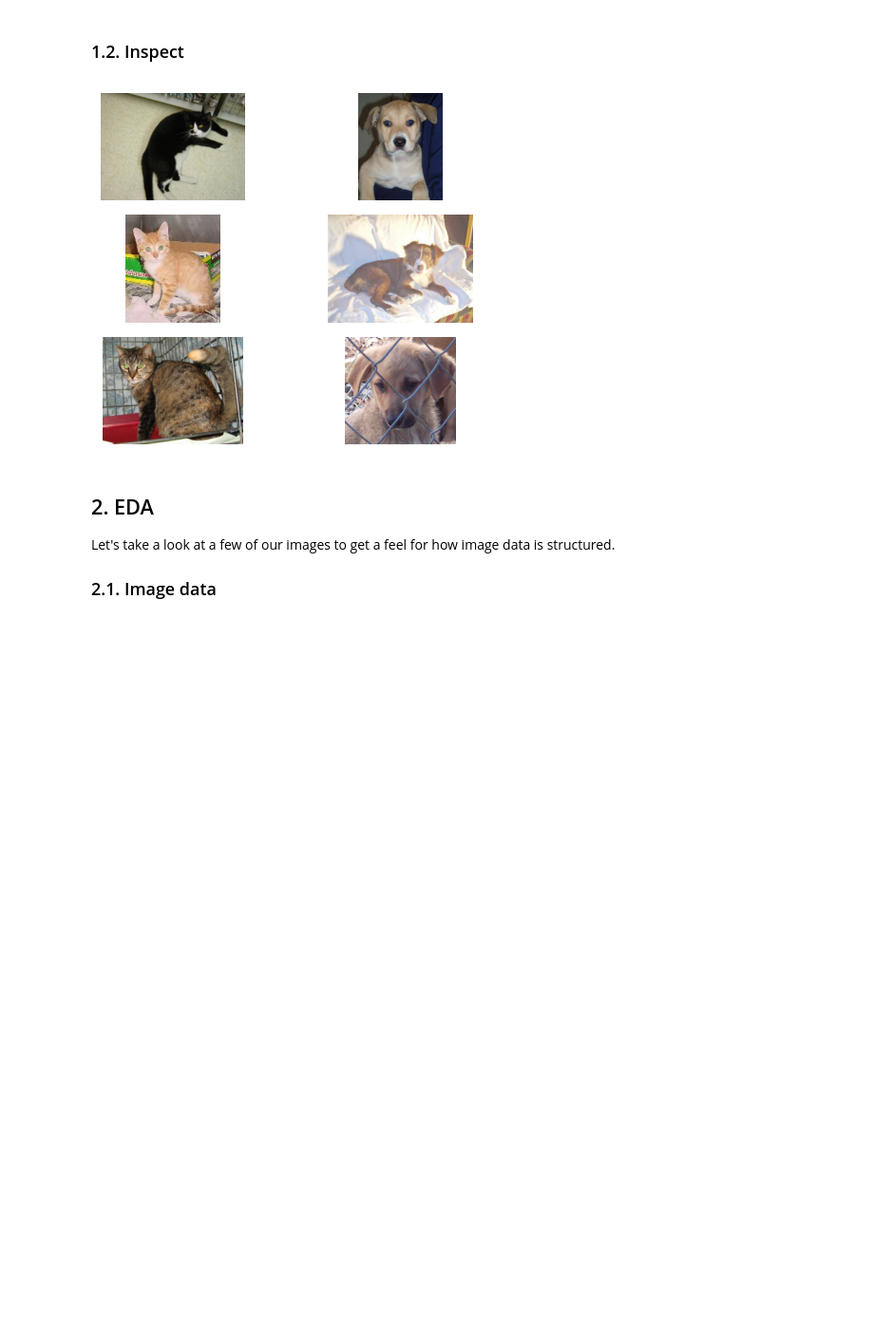
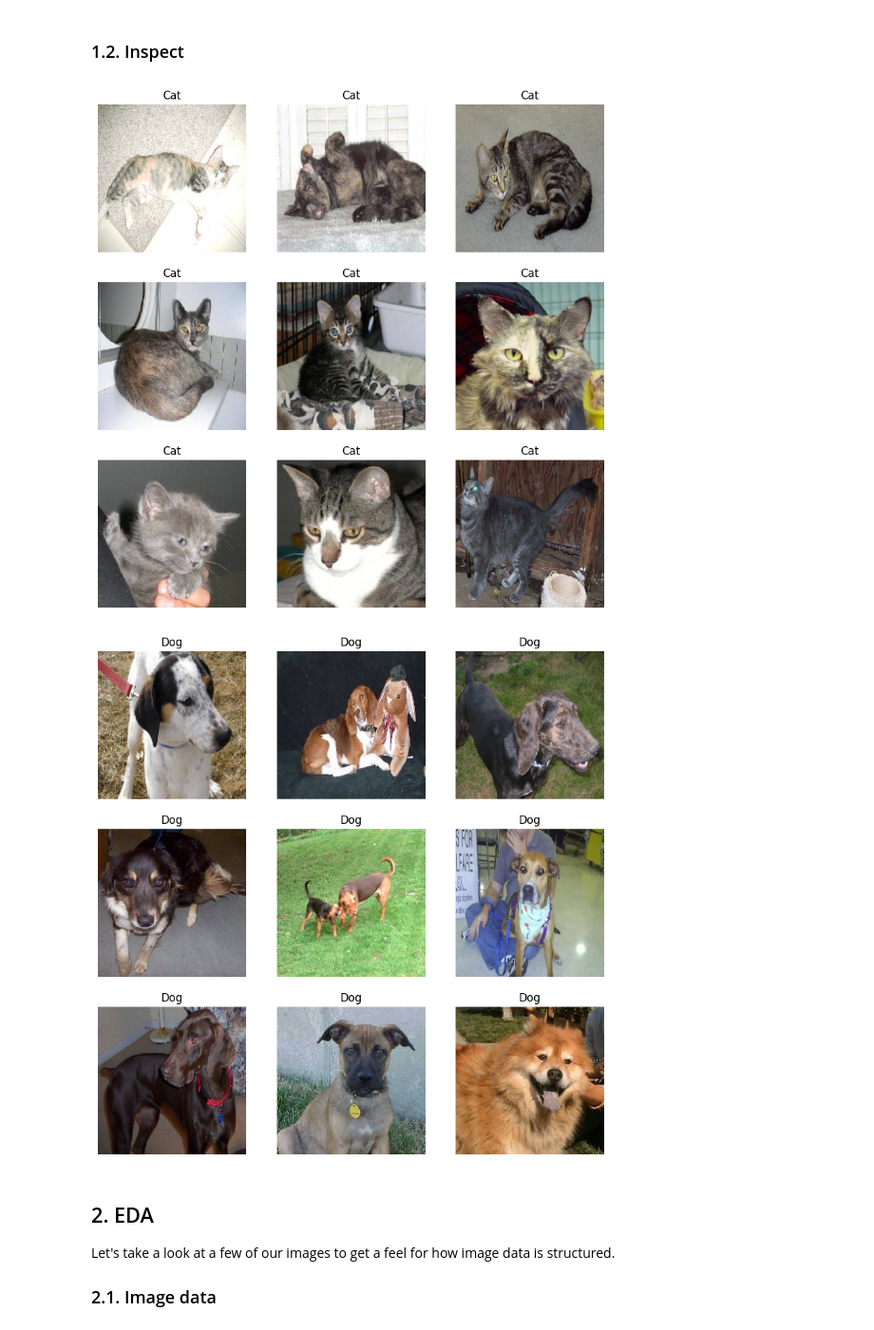
Before and after one commit to 4GeeksAcademy/m27gperdrizet-image-classification-project, a Jupyter notebook: src/mvp.ipynb, the cells around one changed output. Shown at 95% size. Drawn from its saved outputs; the diff is of its cells as text; code cells hidden in the pictures; blank space fills up the shorter version.

```diff
--- a/src/mvp.ipynb
+++ b/src/mvp.ipynb
@@ -29,18 +31,3 @@ training_dogs=glob.glob(f'{training_data_path}/dog/dog.*')
 training_cats=glob.glob(f'{training_data_path}/cat/cat.*')
 # %% [markdown]
 ### 1.2. Inspect
-# %%
-fig, axs = plt.subplots(3,2,figsize=(6, 4))
-
-for cat, dog, row in zip(training_cats, training_dogs, axs):
-    for animal, ax in zip([cat, dog], row):
-        animal=image.load_img(animal)
-        animal=image.img_to_array(animal)
-        animal/=255.0
-        ax.imshow(animal)
-        ax.axis('off')
-
-plt.tight_layout()
-plt.show()
-# %% [output]
-[figure, removed]
@@ -47,3 +59,30 @@ plt.show()
+# %%
+# Define the directories for cat and dog images
+cat_dir = '/workspaces/m27gperdrizet-image-classification-project/data/train/cat/'
+dog_dir = '/workspaces/m27gperdrizet-image-classification-project/data/train/dog/'
+
+# Get the file names for cats and dogs
+cat_files = [cat_dir + filename for filename in os.listdir(cat_dir)][:9]
+dog_files = [dog_dir + filename for filename in os.listdir(dog_dir)][:9]
+
+# Function to display images
+def display_images(image_files, title):
+    fig, axes = plt.subplots(3, 3, figsize=(10, 10))
+    for i, ax in enumerate(axes.flat):
+        img = image.load_img(image_files[i], target_size=(224, 224))
+        ax.imshow(img)
+        ax.set_title(title)
+        ax.axis('off')
+    plt.show()
+
+# Display the first nine images of cats
+display_images(cat_files, 'Cat')
+
+# Display the first nine images of dogs
+display_images(dog_files, 'Dog')
+# %% [output]
+[figure, added]
+[figure, added]
 # %% [markdown]
 ## 2. EDA
 
```
Also changed, not shown: parts of 21 cells of this notebook, 41 other files.
